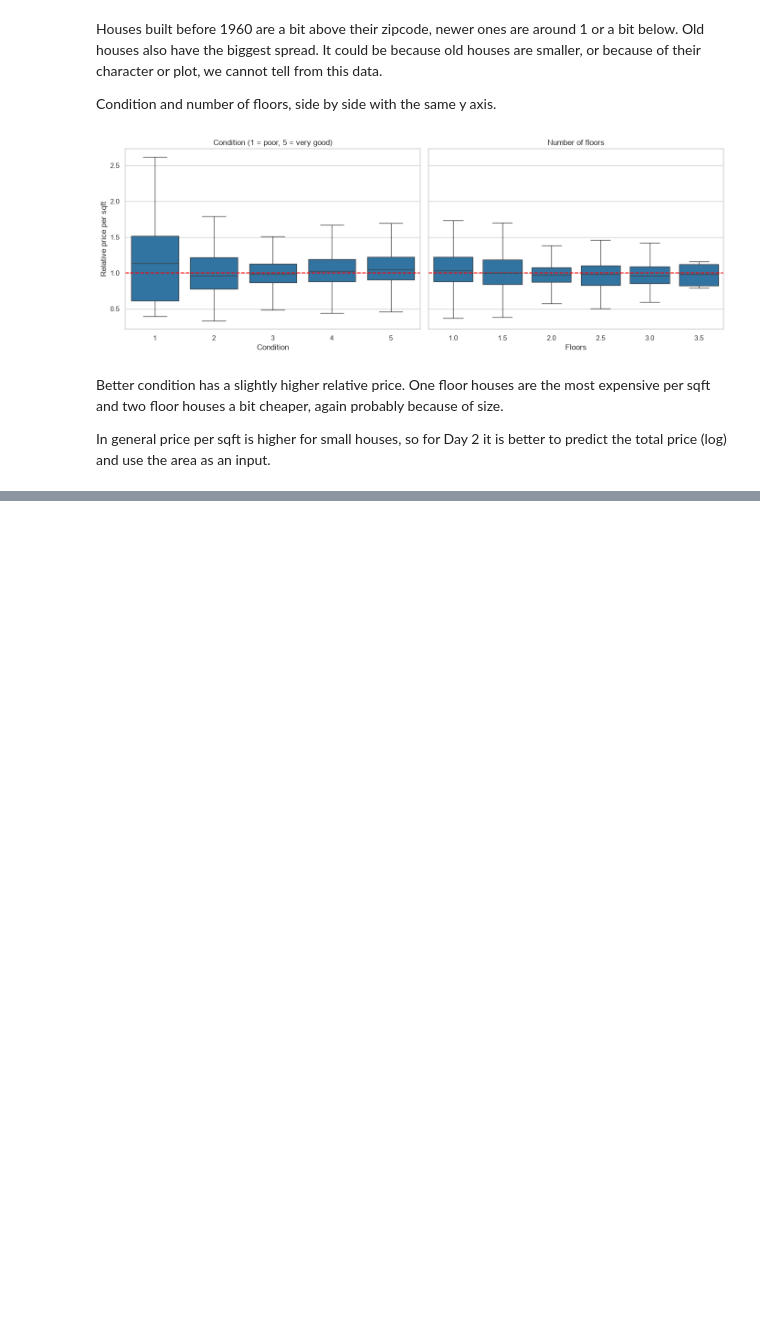
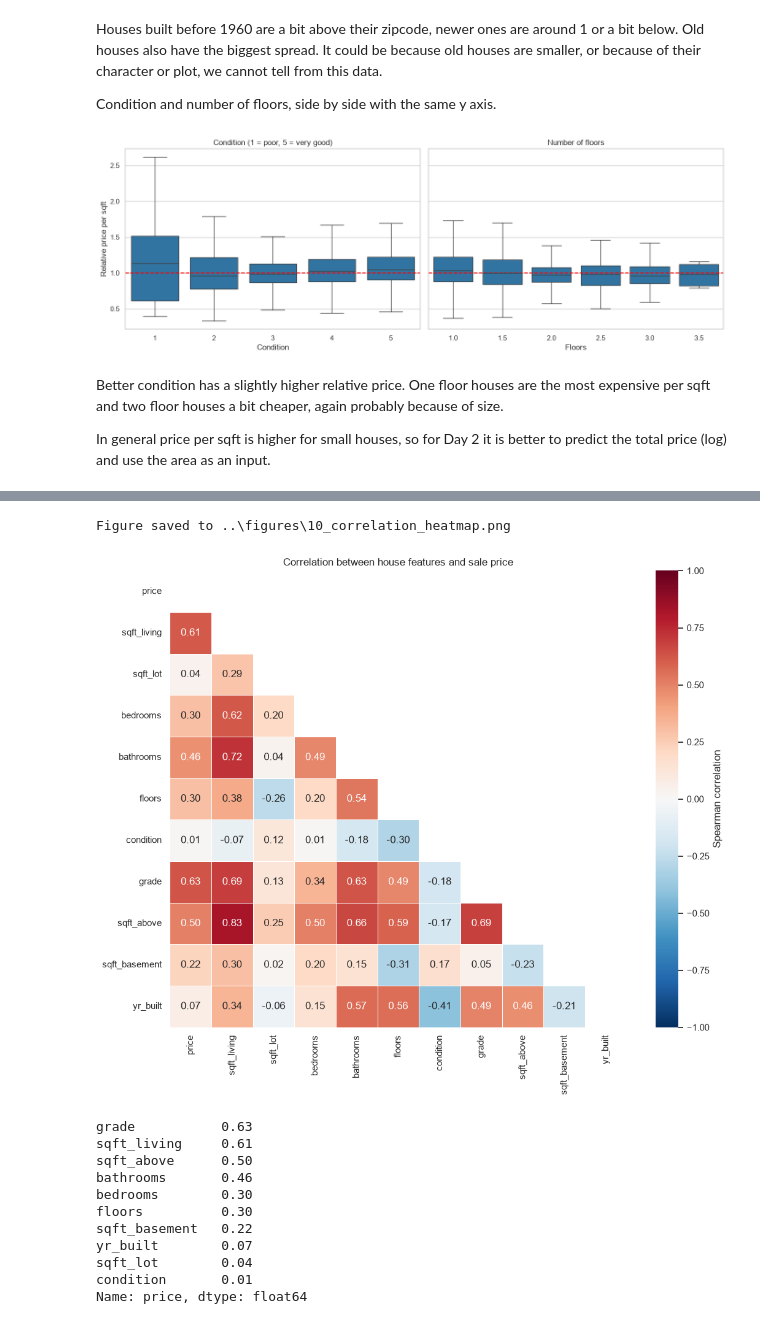
Before and after one commit to barsbabila/2-day1-assignment, a Jupyter notebook: notebook/Day1Group2.ipynb, the cells around one changed output, grey strips where cells are left out. Cells and saved outputs as stored; diff of their text form; code cells hidden in the pictures; blank space fills up the shorter version.

Commit message:
Add summary tables, correlation, multivariate analysis and conclusions

```diff
--- a/notebook/Day1Group2.ipynb
+++ b/notebook/Day1Group2.ipynb
@@ -706,0 +764,52 @@ In general price per sqft is higher for small houses, so for Day 2 it is better
+# %%
+# Numeric comparison
+corr_columns = [
+    "price", "sqft_living", "sqft_lot", "bedrooms",
+    "bathrooms", "floors", "condition", "grade",
+    "sqft_above", "sqft_basement", "yr_built"
+]
+
+# Spearman correlations
+corr = df_clean[corr_columns].corr(method="spearman")
+
+mask = np.triu(np.ones_like(corr, dtype=bool))
+
+fig, ax = plt.subplots(figsize=(11, 9))
+
+sns.heatmap(
+    corr,
+    mask=mask,
+    annot=True,
+    fmt=".2f",
+    cmap="RdBu_r",
+    vmin=-1,
+    vmax=1,
+    square=True,
+    linewidths=0.5,
+    cbar_kws={"label": "Spearman correlation"},
+    ax=ax
+)
+
+ax.grid(False)
+ax.set_title("Correlation between house features and sale price")
+
+plt.tight_layout()
+save_fig("10_correlation_heatmap")
+plt.show()
+
+# correlations with price, from highest to lowest
+corr["price"].drop("price").sort_values(ascending=False)
+# %% [output]
+Figure saved to ..\figures\10_correlation_heatmap.png
+[figure, added]
+grade           0.63
+sqft_living     0.61
+sqft_above      0.50
+bathrooms       0.46
+bedrooms        0.30
+floors          0.30
+sqft_basement   0.22
+yr_built        0.07
+sqft_lot        0.04
+condition       0.01
+Name: price, dtype: float64
```
Also changed, not shown: parts of 31 cells of this notebook.
